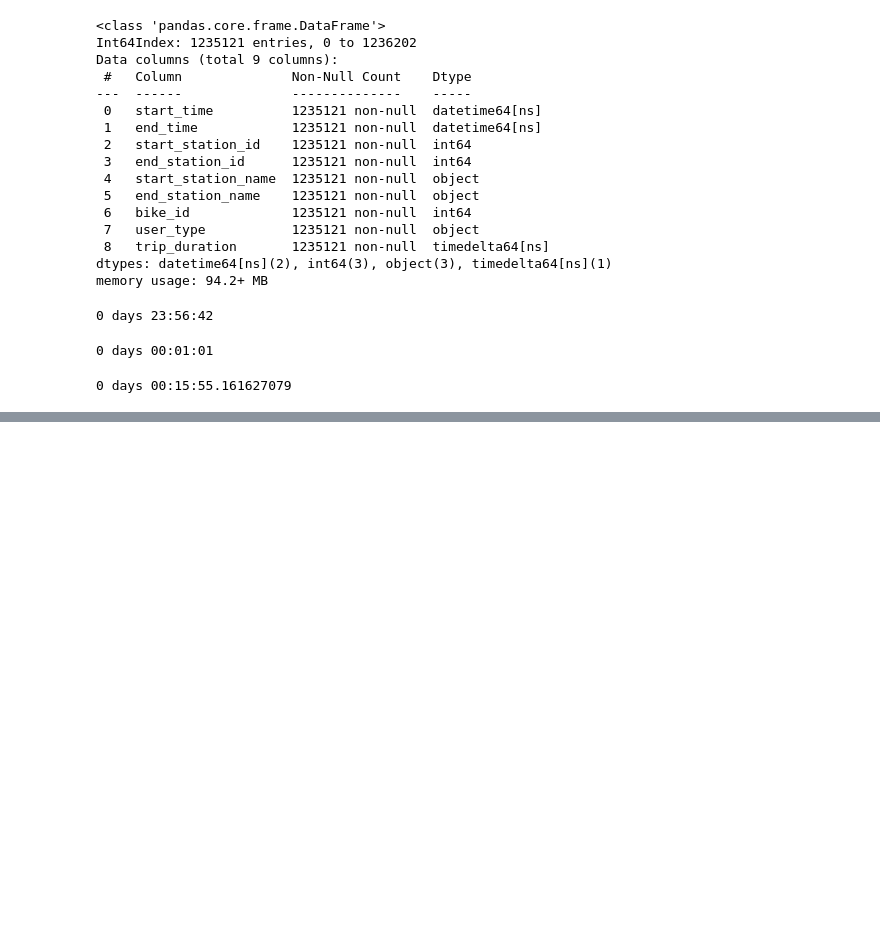
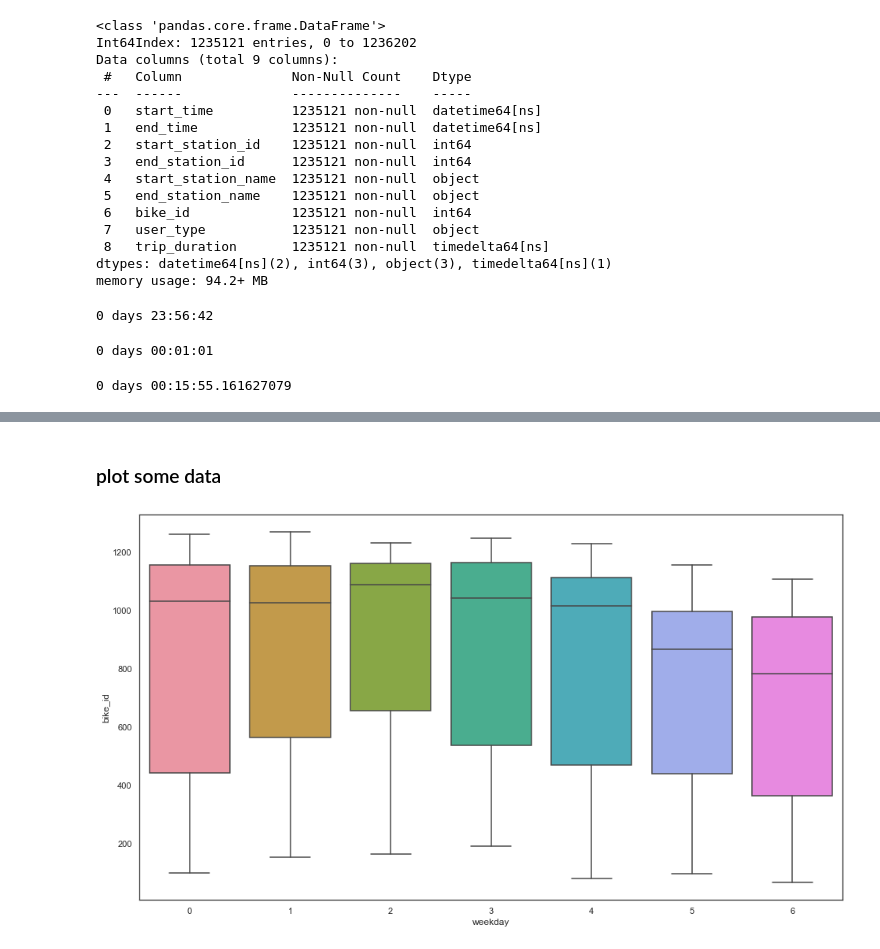
Before and after one commit to Timo-Heller/DSML-MMA_TEE, a Jupyter notebook: boston_data_exploration.ipynb, the cells around one changed output, grey strips where cells are left out. Saved outputs shown, nothing was run; the diff lists cells and outputs as text; code cells hidden in the pictures; blank space fills up the shorter version.

Commit message:
add plots

```diff
--- a/boston_data_exploration.ipynb
+++ b/boston_data_exploration.ipynb
@@ -277,0 +330,25 @@ print(bostonC["trip_duration"].mean())
+# %%
+# Let's map time of day and day of week to our DF
+
+def get_date (ts):
+    return ts.date()
+
+def get_weekday (ts):
+    return ts.weekday()
+
+def get_hour (ts):
+    return ts.hour
+
+def get_minute (ts):
+    return ts.minute
+# %%
+### add date, weekday, hour and minute from start_time
+bostonC["date"] = bostonC["start_time"].apply(lambda ts: get_date (ts))
+bostonC["weekday"] = bostonC["start_time"].apply(lambda ts: get_weekday (ts))
+
+
+bostonC["hour"] = bostonC["start_time"].apply(lambda x: get_hour (x))
+
+bostonC["minute"] = bostonC["start_time"].apply(lambda x: get_minute (x))
+
+#### SettingWithCopyWarning
@@ -277,0 +376,2 @@ print(bostonC["trip_duration"].mean())
+# %%
+bostonC["date"] = pd.to_datetime(bostonC["date"])
@@ -277,0 +423,14 @@ print(bostonC["trip_duration"].mean())
+# %% [markdown]
+### plot some data
+# %%
+### bikes used per weekday
+
+bostonC_used = bostonC.groupby(["date", "weekday"])["bike_id"].nunique()
+bostonC_used = pd.DataFrame(bostonC_used)
+
+fig,ax = plt.subplots(figsize=(16,9))
+
+sns.boxplot(x=bostonC_used.index.get_level_values(1), y=bostonC_used["bike_id"],ax=ax)
+plt.show()
+# %% [output]
+[figure, added]
```
Also changed, not shown: parts of 12 cells of this notebook.
